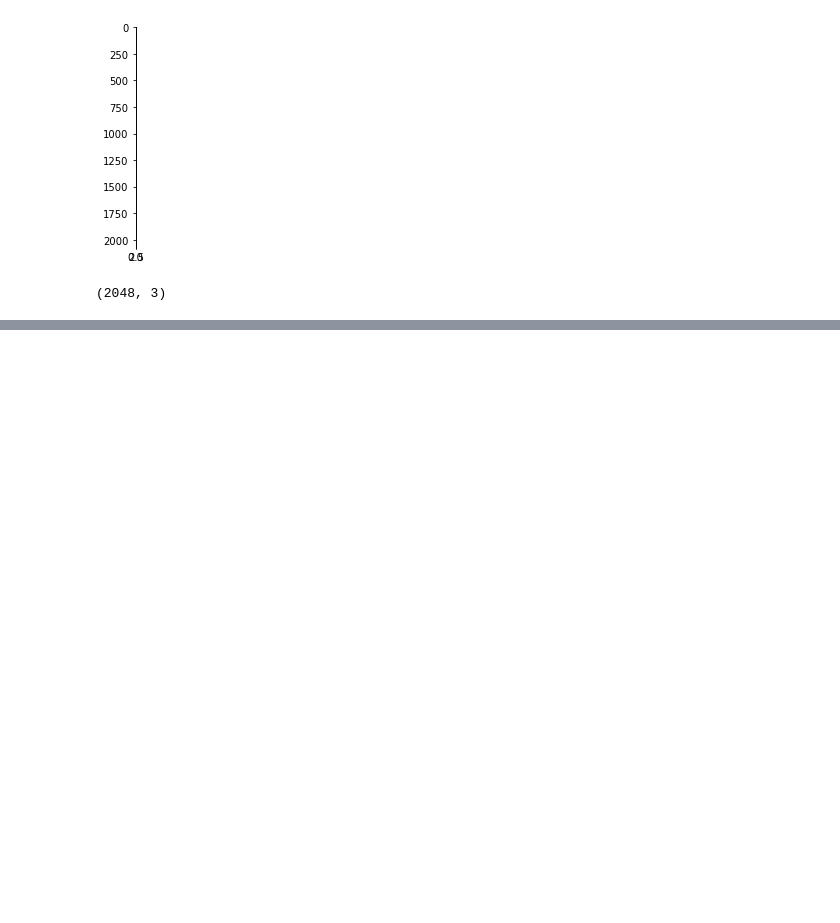
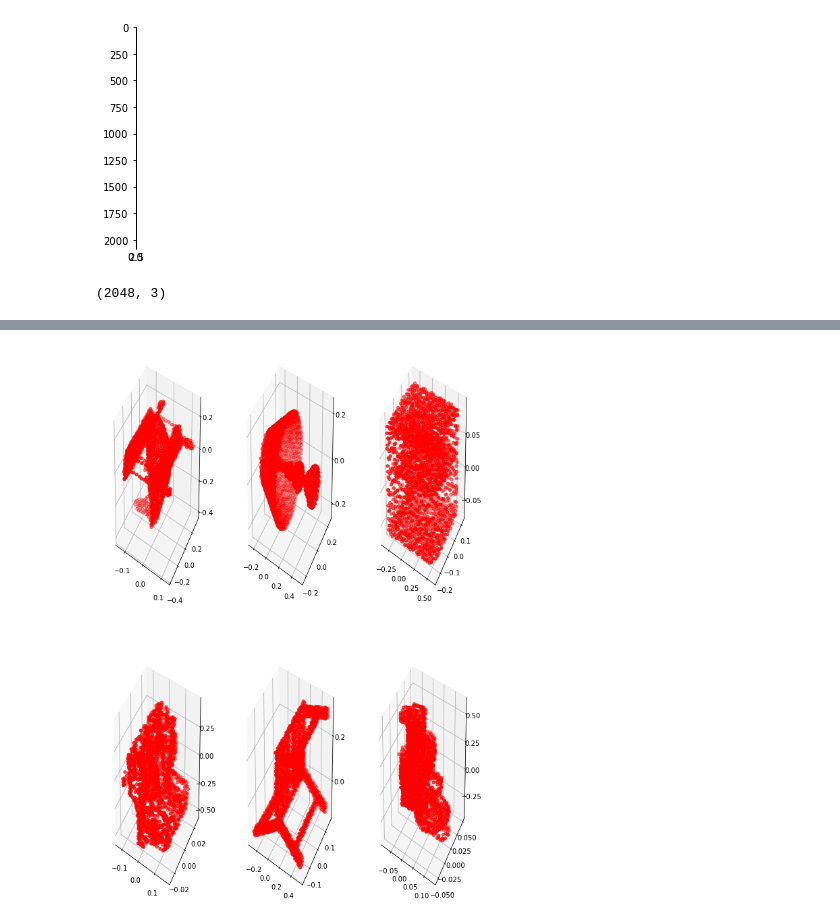
Before and after one commit to Gitikameher/A-Point-Set-Generation-Network-for-3D-Object-Reconstruction-from-a-Single-Image, a Jupyter notebook: Ajit.ipynb, the cells around one changed output, grey strips where cells are left out. Drawn from its saved outputs; the diff is of its cells as text; code cells hidden in the pictures; blank space fills up the shorter version.

```diff
--- a/Ajit.ipynb
+++ b/Ajit.ipynb
@@ -198,0 +294,10 @@ point_cloud.shape
+# %%
+point_cloud = point_cloud.to('cpu')
+
+out_p = []
+
+for p in point_cloud:
+    out_p.append(p.detach().numpy())
+Visualize(out_p).ShowRandom()
+# %% [output]
+[figure, added]
```
Also changed, not shown: parts of 15 cells of this notebook, 6 other files.
